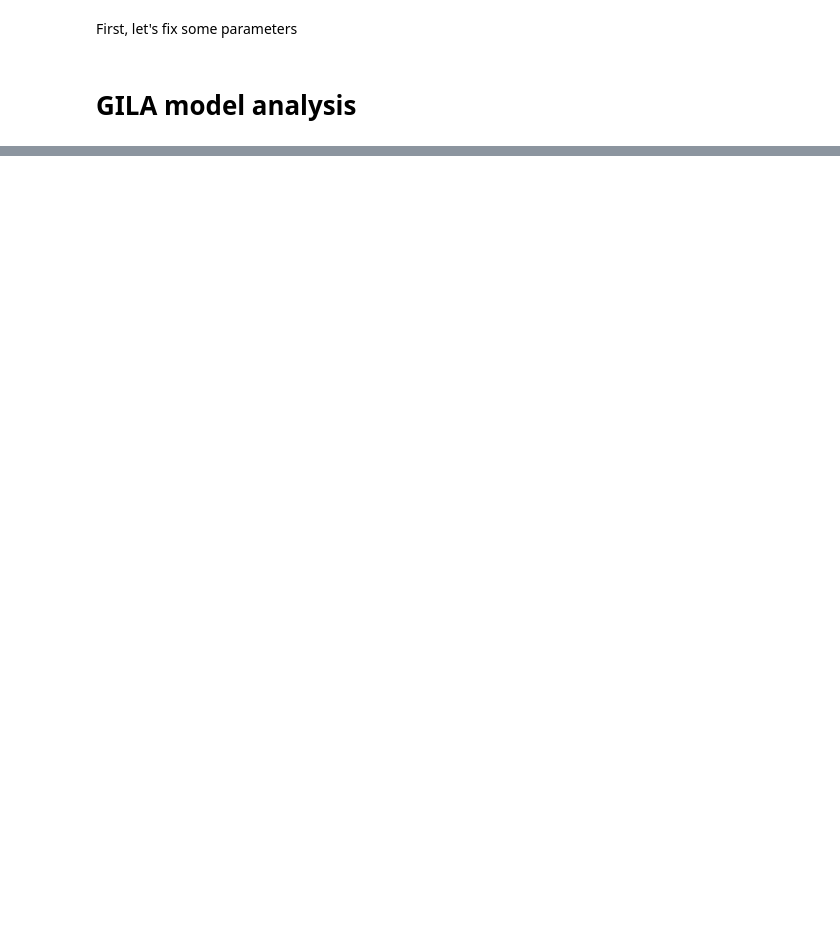
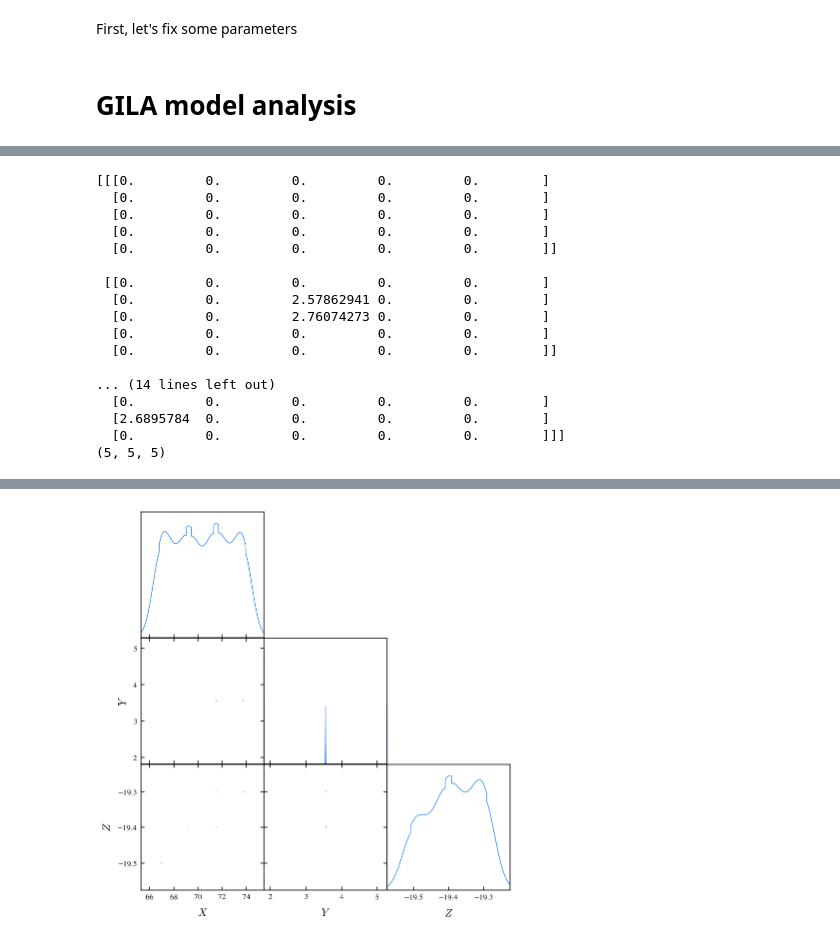
Before and after one commit to matiasleize/GC_MCMC, a Jupyter notebook: notebooks/age_of_the_universe/plot_age_of_universe_0.90_heatmap_posta_v2 copy.ipynb, the cells around one changed output, grey strips where cells are left out. Drawn from its saved outputs; the diff is of its cells as text; code cells hidden in the pictures; blank space fills up the shorter version.

```diff
--- a/notebooks/age_of_the_universe/plot_age_of_universe_0.90_heatmap_posta_v2 copy.ipynb
+++ b/notebooks/age_of_the_universe/plot_age_of_universe_0.90_heatmap_posta_v2 copy.ipynb
@@ -272,0 +310,49 @@ nan nan
+# %%
+import numpy as np
+import getdist
+import getdist.plots as gdplt
+import matplotlib.pyplot as plt
+
+# Example: Define a 3D probability grid (replace with your actual posterior)
+#Nx, Ny, Nz = 50, 50, 50  # Grid size
+#x_vals = np.linspace(67,76,50)[::-1]  #np.linspace(-3, 3, Nx)
+#y_vals = np.linspace(0.1,7,50) #np.linspace(-3, 3, Ny)
+#z_vals = np.linspace(-3, 3, Nz)
+
+# Example posterior: A 3D Gaussian distribution
+#X, Y, Z = np.meshgrid(x_vals, y_vals, z_vals, indexing='ij')
+#p3d = np.exp(-0.5 * (X**2 + Y**2 + Z**2))  # Gaussian posterior
+
+x_vals = H0_values
+y_vals = beta_values
+z_vals = Mabs_values
+
+matrix_gila_chi2_1 = np.load(os.path.join(path_data, 'matrix_gila_chi2_1.npy'))
+matrix_gila_chi2_2 = np.load(os.path.join(path_data, 'matrix_gila_chi2_2.npy'))
+matrix_gila_chi2_3 = np.load(os.path.join(path_data, 'matrix_gila_chi2_3.npy'))
+matrix_gila_chi2_4 = np.load(os.path.join(path_data, 'matrix_gila_chi2_4.npy'))
+
+
+p3d = np.exp(matrix_gila_chi2_4)
+print(p3d)
+
+# Normalize the distribution
+p3d /= np.sum(p3d)
+print(p3d.shape)
+# Convert 3D posterior into samples
+flattened_probs = p3d.flatten()
+grid_points = np.array(np.meshgrid(x_vals, y_vals, z_vals, indexing='ij')).reshape(3, -1).T
+
+# Sample points from the distribution
+num_samples = 10000  # Number of samples you want
+sample_indices = np.random.choice(len(flattened_probs), size=num_samples, p=flattened_probs)
+samples = grid_points[sample_indices]
+
+# Convert to GetDist format
+gd_samples = getdist.mcsamples.MCSamples(samples=samples, names=['x', 'y', 'z'], labels=['X', 'Y', 'Z'])
+
+# Plot using GetDist
+g = gdplt.get_subplot_plotter()
+g.triangle_plot([gd_samples], filled=True)
+plt.show()
+# %% [output]
@@ -272,0 +364,17 @@ nan nan
+[[[0.         0.         0.         0.         0.        ]
+  [0.         0.         0.         0.         0.        ]
+  [0.         0.         0.         0.         0.        ]
+  [0.         0.         0.         0.         0.        ]
+  [0.         0.         0.         0.         0.        ]]
+
+ [[0.         0.         0.         0.         0.        ]
+  [0.         0.         2.57862941 0.         0.        ]
+  [0.         0.         2.76074273 0.         0.        ]
+  [0.         0.         0.         0.         0.        ]
+  [0.         0.         0.         0.         0.        ]]
+
+... (14 lines left out)
+  [0.         0.         0.         0.         0.        ]
+  [2.6895784  0.         0.         0.         0.        ]
+  [0.         0.         0.         0.         0.        ]]]
+(5, 5, 5)
@@ -272,0 +383 @@ nan nan
+[figure, added]
```
Also changed, not shown: parts of 4 cells of this notebook, 7 other files.
